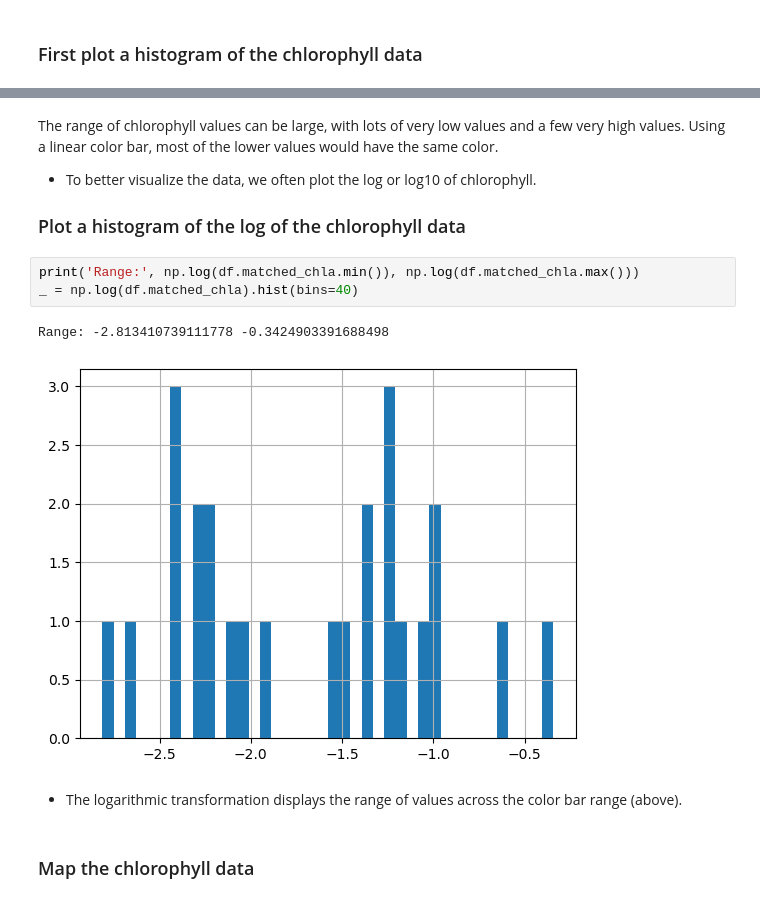
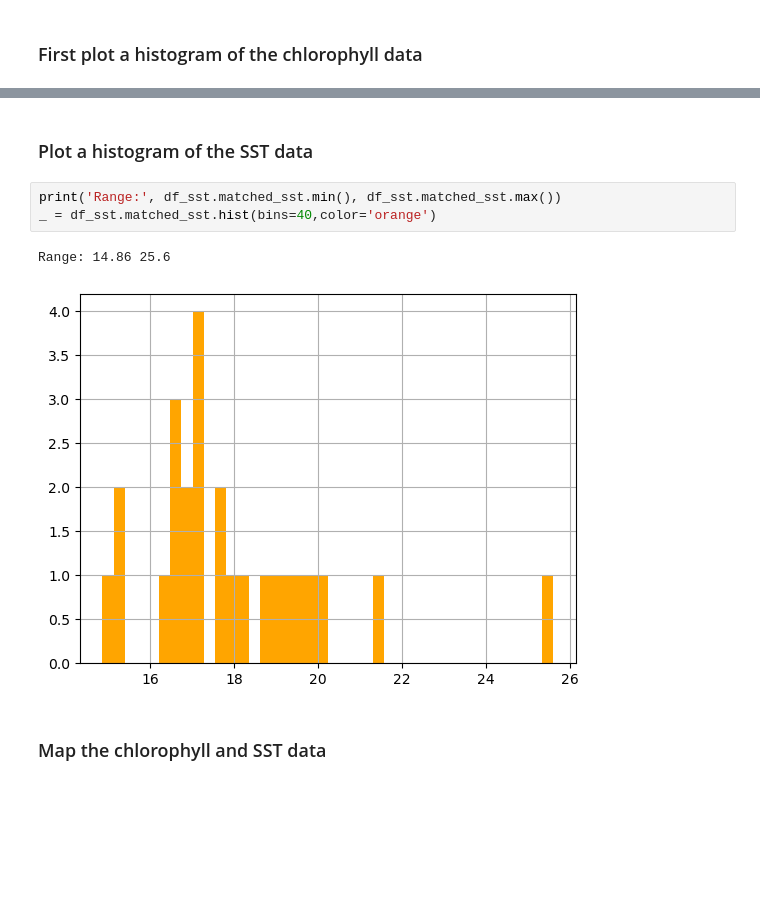
Before and after one commit to nmfs-opensci/NOAAHackDays, a Jupyter notebook: topics-2025/2025-02-28-ERDDAP-Py/erddap_intro_satellite_matchup_track_2_options.ipynb, the cells around one changed output, grey strips where cells are left out. Cells and saved outputs as stored; diff of their text form; blank space fills up the shorter version.

```diff
--- a/topics-2025/2025-02-28-ERDDAP-Py/erddap_intro_satellite_matchup_track_2_options.ipynb
+++ b/topics-2025/2025-02-28-ERDDAP-Py/erddap_intro_satellite_matchup_track_2_options.ipynb
@@ -571,17 +579,12 @@ Range: 0.05999999865889549 0.7099999785423279
-# %% [markdown]
-The range of chlorophyll values can be large, with lots of very low values and a few very high values. Using a  linear color bar,  most of the lower values would have the same color.
-* To better visualize the data, we often plot the log or log10 of chlorophyll.
-
-### Plot a histogram of the log of the chlorophyll data
-# %%
-print('Range:', np.log(df.matched_chla.min()), np.log(df.matched_chla.max()))
-_ = np.log(df.matched_chla).hist(bins=40)
-# %% [output]
-Range: -2.813410739111778 -0.3424903391688498
-[figure, removed]
-# %% [markdown]
-* The logarithmic transformation displays the range of values across the color bar range (above).
+# %% [markdown]
+### Plot a histogram of the SST data
+# %%
+print('Range:', df_sst.matched_sst.min(), df_sst.matched_sst.max())
+_ = df_sst.matched_sst.hist(bins=40,color='orange')
+# %% [output]
+Range: 14.86 25.6
+[figure, added]
 # %% [markdown]
-### Map the chlorophyll data
+### Map the chlorophyll and SST data
 # %%
 plt.figure(figsize=(14, 10))
```
Also changed, not shown: parts of 14 cells of this notebook.
